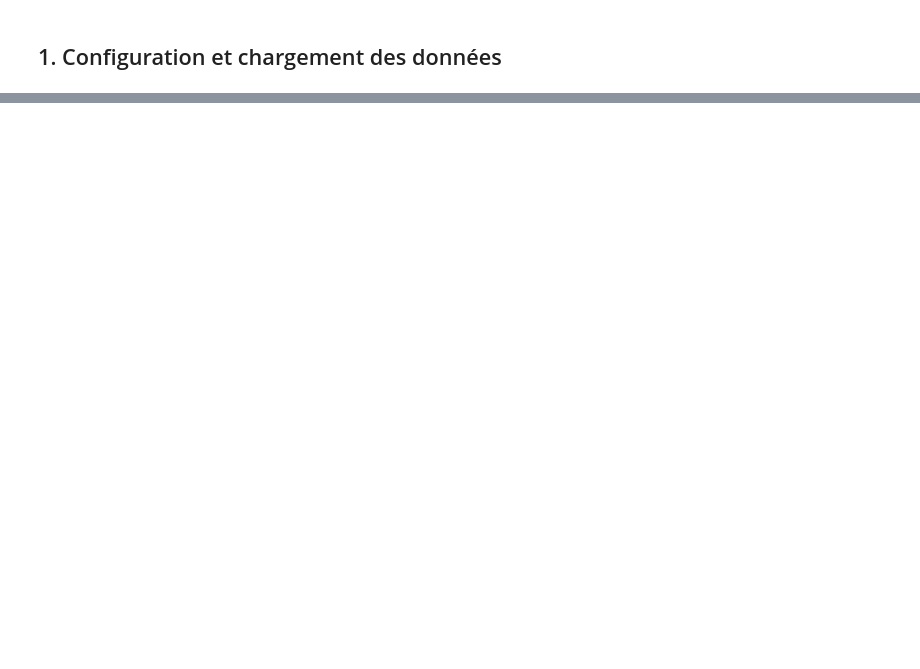
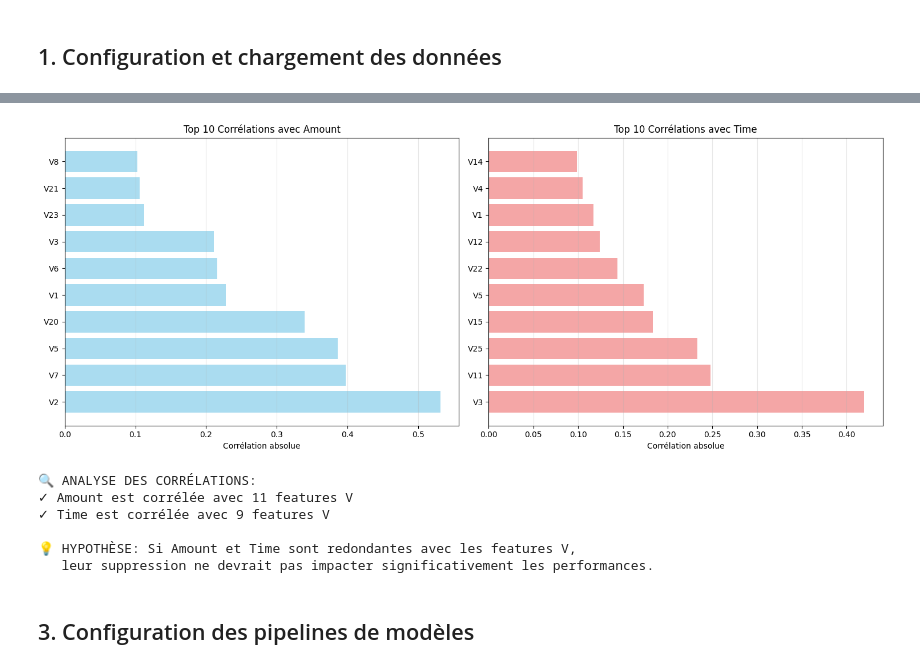
Before and after one commit to valadedamien/exam-fluzz-fraud-detection, a Jupyter notebook: PART_3/Partie_3_augmentation_data.ipynb, the cells around one changed output, grey strips where cells are left out. Saved outputs shown, nothing was run; the diff lists cells and outputs as text; code cells hidden in the pictures; blank space fills up the shorter version.

```diff
--- a/PART_3/Partie_3_augmentation_data.ipynb
+++ b/PART_3/Partie_3_augmentation_data.ipynb
@@ -750,0 +44,15 @@ L'augmentation de données avec SDV permet de :
+# %%
+# Chargement du dataset original
+df = pd.read_csv('../01_data/creditcard.csv')
+
+print(f"Dataset chargé : {df.shape[0]} transactions, {df.shape[1]} features")
+print(f"Features disponibles : {list(df.columns)}")
+print(f"Taux de fraude : {df['Class'].mean()*100:.4f}%")
+
+# Séparation des classes pour analyse
+df_fraud = df[df['Class'] == 1].copy()
+df_legit = df[df['Class'] == 0].copy()
+
+print(f"\nTransactions légitimes : {len(df_legit)}")
+print(f"Transactions frauduleuses : {len(df_fraud)}")
+print(f"Ratio de déséquilibre : 1:{len(df_legit)//len(df_fraud)}")
@@ -750,0 +121,49 @@ L'augmentation de données avec SDV permet de :
+# %%
+# Visualisation des corrélations
+fig, (ax1, ax2) = plt.subplots(1, 2, figsize=(15, 6))
+
+# Corrélations avec Amount
+amount_top = amount_correlations.drop('Amount').head(10)
+ax1.barh(range(len(amount_top)), amount_top.values, color='skyblue', alpha=0.7)
+ax1.set_yticks(range(len(amount_top)))
+ax1.set_yticklabels(amount_top.index)
+ax1.set_xlabel('Corrélation absolue')
+ax1.set_title('Top 10 Corrélations avec Amount')
+ax1.grid(axis='x', alpha=0.3)
+
+# Corrélations avec Time
+time_top = time_correlations.drop('Time').head(10)
+ax2.barh(range(len(time_top)), time_top.values, color='lightcoral', alpha=0.7)
+ax2.set_yticks(range(len(time_top)))
+ax2.set_yticklabels(time_top.index)
+ax2.set_xlabel('Corrélation absolue')
+ax2.set_title('Top 10 Corrélations avec Time')
+ax2.grid(axis='x', alpha=0.3)
+
+plt.tight_layout()
+plt.show()
+
+# Analyse des résultats
+print("\n🔍 ANALYSE DES CORRÉLATIONS:")
+if len(amount_high_corr) > 0:
+    print(f"✓ Amount est corrélée avec {len(amount_high_corr)} features V")
+else:
+    print("⚠️ Amount n'est pas fortement corrélée avec les features V")
+
+if len(time_high_corr) > 0:
+    print(f"✓ Time est corrélée avec {len(time_high_corr)} features V")
+else:
+    print("⚠️ Time n'est pas fortement corrélée avec les features V")
+
+print(f"\n💡 HYPOTHÈSE: Si Amount et Time sont redondantes avec les features V,")
+print(f"   leur suppression ne devrait pas impacter significativement les performances.")
+# %% [output]
+[figure, added]
+🔍 ANALYSE DES CORRÉLATIONS:
+✓ Amount est corrélée avec 11 features V
+✓ Time est corrélée avec 9 features V
+
+💡 HYPOTHÈSE: Si Amount et Time sont redondantes avec les features V,
+   leur suppression ne devrait pas impacter significativement les performances.
+# %% [markdown]
+## 3. Configuration des pipelines de modèles
```
Also changed, not shown: parts of 39 cells of this notebook, 3 other files.
